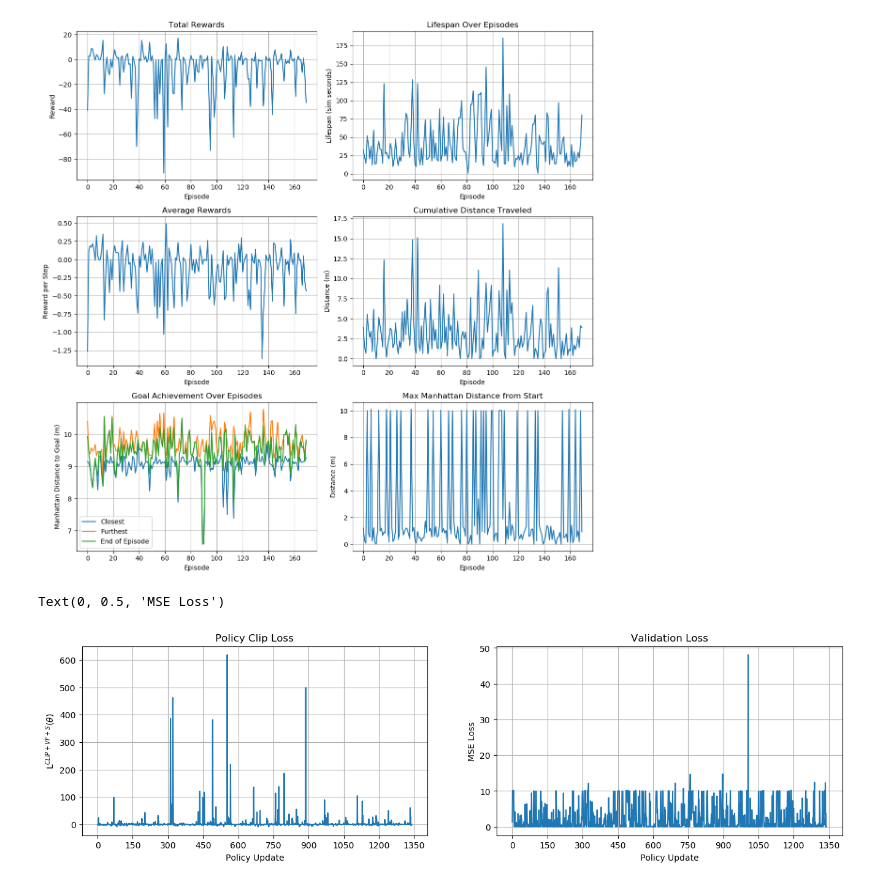
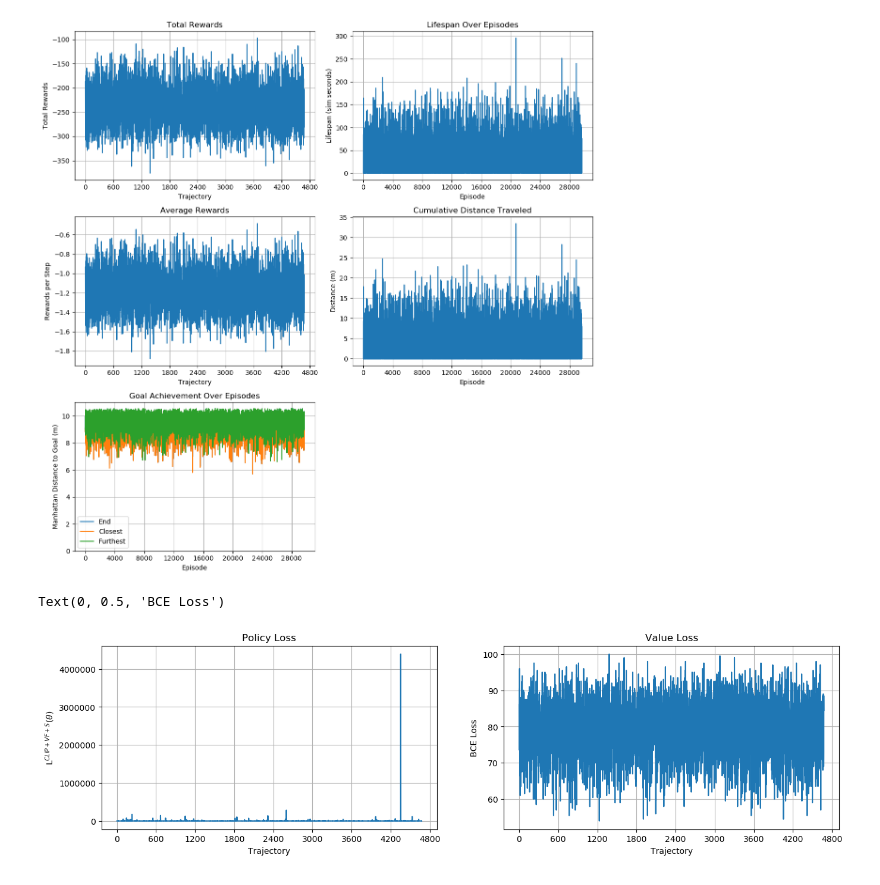
Before and after one commit to ryan-barry-99/grad-project, a Jupyter notebook: notspot_sim_py/src/reinforcement_learning/src/analysis.ipynb, the cells around one changed output. Drawn from its saved outputs; the diff is of its cells as text; code cells hidden in the pictures.

```diff
--- a/notspot_sim_py/src/reinforcement_learning/src/analysis.ipynb
+++ b/notspot_sim_py/src/reinforcement_learning/src/analysis.ipynb
@@ -2,6 +2,11 @@
 import matplotlib.pyplot as plt
 import matplotlib.ticker as ticker
 import os
+import yaml
+
+hyperparameters = '/media/ryan/DataPad/ros_ws/src/notspot_sim_py/src/reinforcement_learning/config/hyperparameters.yaml'
+with open(hyperparameters, 'r') as file:
+        hyperparameters = yaml.safe_load(file)['hyperparameters']
 
 # Sorting function to ensure files are processed in numerical order
 def sort_key(filename):
@@ -29,9 +34,23 @@ def get_logs(run_path, folder_name):
 
 
 # Path to the directory containing the files
-run = '/media/ryan/DataPad/ros_ws/src/notspot_sim_py/src/reinforcement_learning/runs/2024_04_24_14_56_13'
+runs = [
+    "2024_04_28_18_26_57",
+    "2024_05_03_11_20_58",
+    "2024_05_06_20_40_23",
+    "2024_05_07_23_01_56",
+    "2024_05_15_15_28_38",
+    "2024_05_15_22_50_25"
+]
+run = '/media/ryan/Media/Grad_Project/runs/' + runs[-1]
 
-rewards = [float(reward) for reward in get_logs(run, "rewards")]
+
+
+
+rewards = [float(reward) for i, reward in enumerate(get_logs(run, "rewards")) if i%2 == 0]
+trajectory_lengths = [float(length) for i, length in enumerate(get_logs(run, "rewards")) if i%2 == 1]
+rewards_per_step = [float(reward / update) for reward, update in zip(rewards, trajectory_lengths)]
+
 lifespans = [int(lifespan)*0.75 for lifespan in get_logs(run, "steps")]
 closest_goal = [float(dist) for i, dist in enumerate(get_logs(run, "goal")) if i%3 == 0]
 furthest_goal = [float(dist) for i, dist in enumerate(get_logs(run, "goal")) if i%3 == 1]
@@ -39,7 +58,7 @@ ending_goal = [float(dist) for i, dist in enumerate(get_logs(run, "goal")) if i%
 distance_cum = [float(dist) for i, dist in enumerate(get_logs(run, "distance")) if i%2 == 0]
 distance_start = [float(dist) for i, dist in enumerate(get_logs(run, "distance")) if i%2 == 1]
 environments = [int(env) for env in get_logs(run, "environment")]
-rewards_per_step = [reward / lifespan if lifespan > 0 else reward for reward, lifespan in zip(rewards, lifespans)]
+# rewards_per_step = [reward / (0.75 * hyperparameters['max_trajectory_length']) for reward in rewards]
 
 policy_loss = [float(loss) for loss in get_logs(run+'/models/loss', "policy")]
 value_loss = [float(loss) for loss in get_logs(run+'/models/loss', "value")]
@@ -56,15 +75,15 @@ for ax in axs.flatten():
 # Plot total rewards over episodes
 axs[0, 0].plot(rewards)
 axs[0, 0].set_title('Total Rewards')
-axs[0, 0].set_xlabel('Episode')
-axs[0, 0].set_ylabel('Reward')
+axs[0, 0].set_xlabel('Trajectory')
+axs[0, 0].set_ylabel('Total Rewards')
 # axs[0, 0].legend()
 
 # Plot average rewards per step over episodes
-axs[1, 0].plot( rewards_per_step)
+axs[1, 0].plot(rewards_per_step)
 axs[1, 0].set_title('Average Rewards')
-axs[1, 0].set_xlabel('Episode')
-axs[1, 0].set_ylabel('Reward per Step')
+axs[1, 0].set_xlabel('Trajectory')
+axs[1, 0].set_ylabel('Rewards per Step')
 # axs[0, 1].legend()
 
 # Plot lifespan over episodes
@@ -75,54 +94,57 @@ axs[0, 1].set_title('Lifespan Over Episodes')
 # axs[1, 0].legend()
 
 # Plot goal achievement over episodes
+# axs[2, 0].plot([9.16126]*len(closest_goal), label='Start', color='red')
+axs[2, 0].plot(ending_goal, label='End')
 axs[2, 0].plot(closest_goal, label='Closest')
 axs[2, 0].plot(furthest_goal, label='Furthest')
-axs[2, 0].plot(ending_goal, label='End of Episode')
 axs[2, 0].set_xlabel('Episode')
 axs[2, 0].set_ylabel('Manhattan Distance to Goal (m)')
 axs[2, 0].set_title('Goal Achievement Over Episodes')
 axs[2, 0].legend()
+axs[2, 0].set_ybound(0, 11)
 
 # Plot cumulative distance traveled over episodes
 axs[1, 1].plot(distance_cum, label='Distance')
 axs[1, 1].set_title('Cumulative Distance Traveled')
 axs[1, 1].set_xlabel('Episode')
 axs[1, 1].set_ylabel('Distance (m)')
 # axs[1, 1].legend()
 
 # Hide the empty subplot
-axs[2, 1].plot(distance_start)
-axs[2, 1].set_title('Max Manhattan Distance from Start')
-axs[2, 1].set_xlabel('Episode')
-axs[2, 1].set_ylabel('Distance (m)')
+# axs[2, 1].plot(distance_start)
+# axs[2, 1].set_title('Max Manhattan Distance from Start')
+# axs[2, 1].set_xlabel('Episode')
+# axs[2, 1].set_ylabel('Distance (m)')
+axs[2, 1].axis('off')
 
 plt.tight_layout()
 plt.show()
 
 # Create subplots
 fig, axs = plt.subplots(1, 2, figsize=(16, 4))
 
 for ax in axs.flatten():
     ax.xaxis.set_major_locator(ticker.MaxNLocator(integer=True))
     ax.grid(True)
 
 
 # Plot total rewards over episodes
 axs[0].plot(policy_loss)
-axs[0].set_title('Policy Clip Loss')
-axs[0].set_xlabel('Policy Update')
+axs[0].set_title('Policy Loss')
+axs[0].set_xlabel('Trajectory')
 axs[0].set_ylabel(r'L$^{CLIP+VF+S}$($\theta$)')
-# axs[0].set_ybound(-10,20)
+# axs[0].set_ybound(-20,20000)
 # axs[0].legend()
 
 # Plot average rewards per step over episodes
 axs[1].plot(value_loss)
-axs[1].set_title('Validation Loss')
-axs[1].set_xlabel('Policy Update')
-axs[1].set_ylabel('MSE Loss')
-# axs[1].set_ybound(-0.25,10)
+axs[1].set_title('Value Loss')
+axs[1].set_xlabel('Trajectory')
+axs[1].set_ylabel('BCE Loss')
+# axs[1].set_ybound(-25,100)
 # axs[1].legend()
 # %% [output]
-[figure, old version]
+[figure, new version]
-Text(0, 0.5, 'MSE Loss')
+Text(0, 0.5, 'BCE Loss')
-[figure, old version]
+[figure, new version]
```
Also changed, not shown: parts of 3 cells of this notebook, 10 other files.
